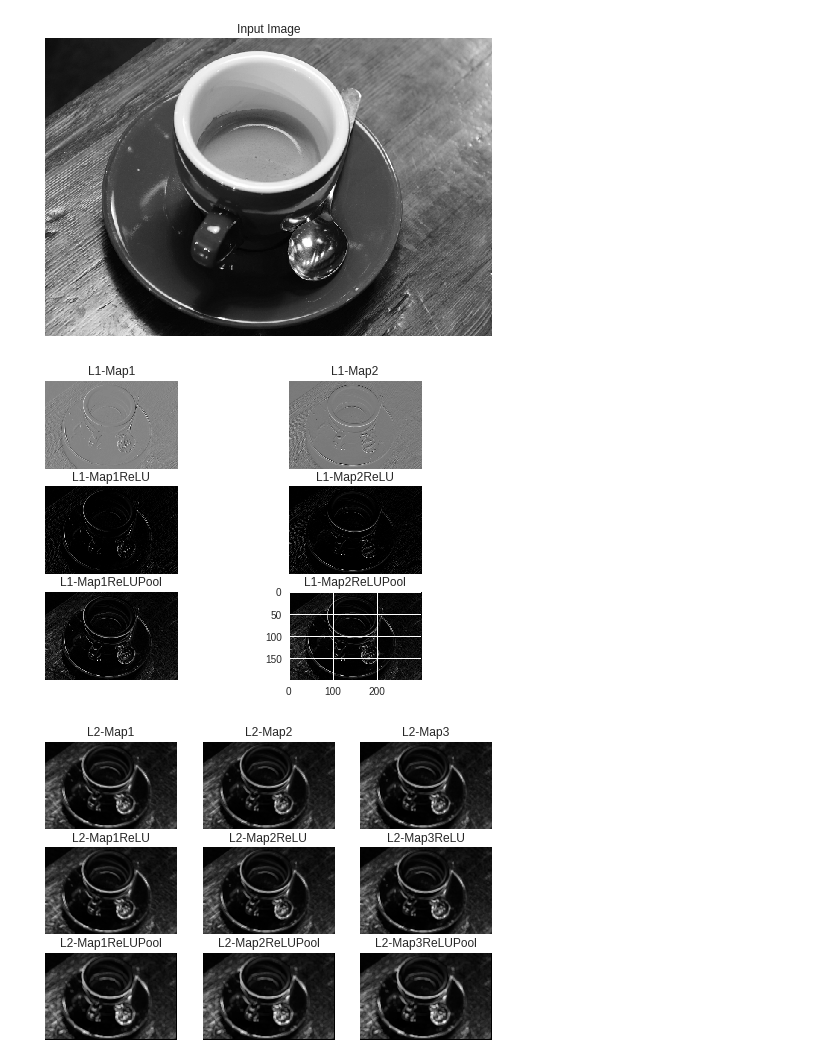
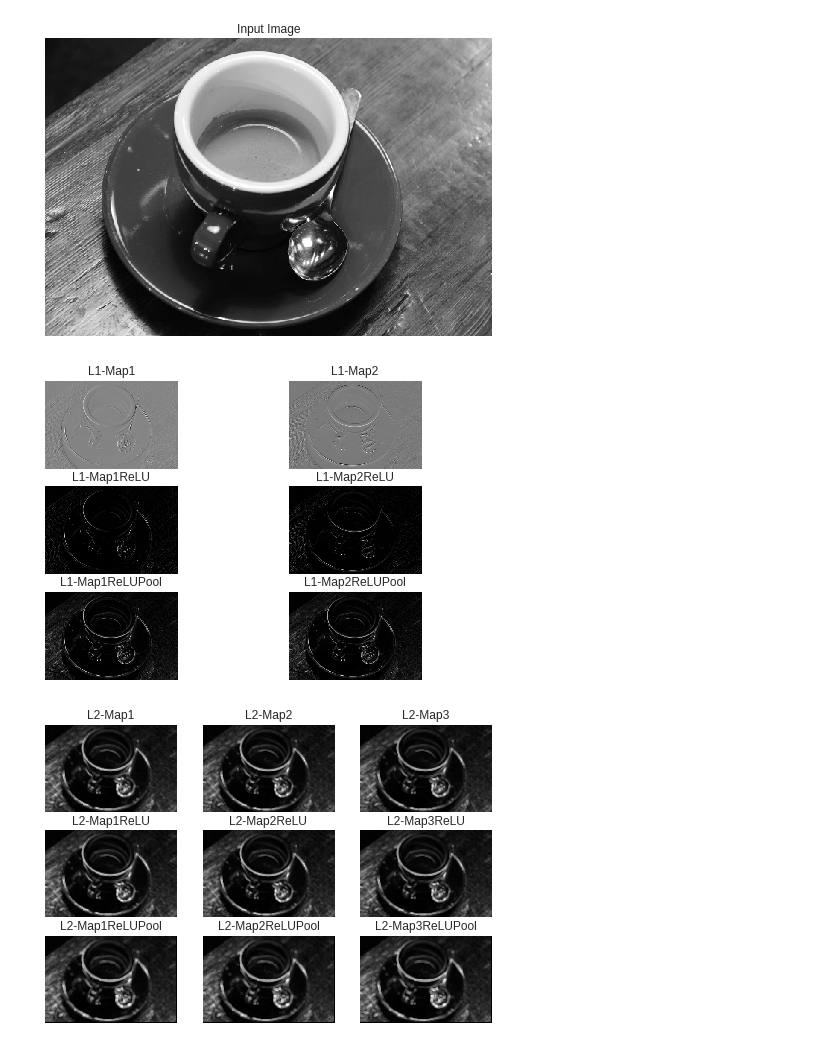
Before and after one commit to subarnop/AMachineLearningWalkThrough, a Jupyter notebook: convnet_numpy.ipynb, the cells around one changed output. Drawn from its saved outputs; the diff is of its cells as text; code cells hidden in the pictures.

```diff
--- a/convnet_numpy.ipynb
+++ b/convnet_numpy.ipynb
@@ -12,13 +14,10 @@ def conv_(img, conv_filter):
     #Looping through the image to apply the convolution operation.
     for r in np.uint16(np.arange(filter_size/2.0, img.shape[0]-filter_size/2.0+1)):
         for c in np.uint16(np.arange(filter_size/2.0, img.shape[1]-filter_size/2.0+1)):
-            """
-            Getting the current region to get multiplied with the filter.
-            How to loop through the image and get the region based on
-            the image and filer sizes is the most tricky part of convolution.
-            """
+
             curr_region = img[r-np.uint16(np.floor(filter_size/2.0)):r+np.uint16(np.ceil(filter_size/2.0)),
                               c-np.uint16(np.floor(filter_size/2.0)):c+np.uint16(np.ceil(filter_size/2.0))]
+
             #Element-wise multipliplication between the current region and the filter.
             curr_result = curr_region * conv_filter
             conv_sum = np.sum(curr_result) #Summing the result of multiplication.
@@ -45,13 +44,8 @@ def conv(img, conv_filter):
 
     # Convolving the image by the filter(s).
     for filter_num in range(conv_filter.shape[0]):
-        print("Filter ", filter_num + 1)
         curr_filter = conv_filter[filter_num, :] # getting a filter from the bank.
-        """
-        Checking if there are mutliple channels for the single filter.
-        If so, then each channel will convolve the image.
-        The result of all convolutions are summed to return a single feature map.
-        """
+
         if len(curr_filter.shape) > 2:
             conv_map = conv_(img[:, :, 0], curr_filter[:, :, 0]) # Array holding the sum of all feature maps.
             for ch_num in range(1, curr_filter.shape[-1]): # Convolving each channel with the image and summing the results.
@@ -171,36 +136,36 @@ fig1, ax1 = matplotlib.pyplot.subplots(nrows=3, ncols=2)
 ax1[0, 0].imshow(l1_feature_map[:, :, 0]).set_cmap("gray")
 ax1[0, 0].get_xaxis().set_ticks([])
 ax1[0, 0].get_yaxis().set_ticks([])
 ax1[0, 0].set_title("L1-Map1")
 
 ax1[0, 1].imshow(l1_feature_map[:, :, 1]).set_cmap("gray")
 ax1[0, 1].get_xaxis().set_ticks([])
 ax1[0, 1].get_yaxis().set_ticks([])
 ax1[0, 1].set_title("L1-Map2")
 
 ax1[1, 0].imshow(l1_feature_map_relu[:, :, 0]).set_cmap("gray")
 ax1[1, 0].get_xaxis().set_ticks([])
 ax1[1, 0].get_yaxis().set_ticks([])
 ax1[1, 0].set_title("L1-Map1ReLU")
 
 ax1[1, 1].imshow(l1_feature_map_relu[:, :, 1]).set_cmap("gray")
 ax1[1, 1].get_xaxis().set_ticks([])
 ax1[1, 1].get_yaxis().set_ticks([])
 ax1[1, 1].set_title("L1-Map2ReLU")
 
 ax1[2, 0].imshow(l1_feature_map_relu_pool[:, :, 0]).set_cmap("gray")
 ax1[2, 0].get_xaxis().set_ticks([])
 ax1[2, 0].get_yaxis().set_ticks([])
 ax1[2, 0].set_title("L1-Map1ReLUPool")
 
 ax1[2, 1].imshow(l1_feature_map_relu_pool[:, :, 1]).set_cmap("gray")
-ax1[2, 0].get_xaxis().set_ticks([])
-ax1[2, 0].get_yaxis().set_ticks([])
+ax1[2, 1].get_xaxis().set_ticks([])
+ax1[2, 1].get_yaxis().set_ticks([])
 ax1[2, 1].set_title("L1-Map2ReLUPool")
 
 plt.show()
 # %% [output]
-[figure, old version]
+[figure, new version]
 # %%
 # Layer 2
 fig2, ax2 = matplotlib.pyplot.subplots(nrows=3, ncols=3)
```
Also changed, not shown: parts of 3 cells of this notebook.
